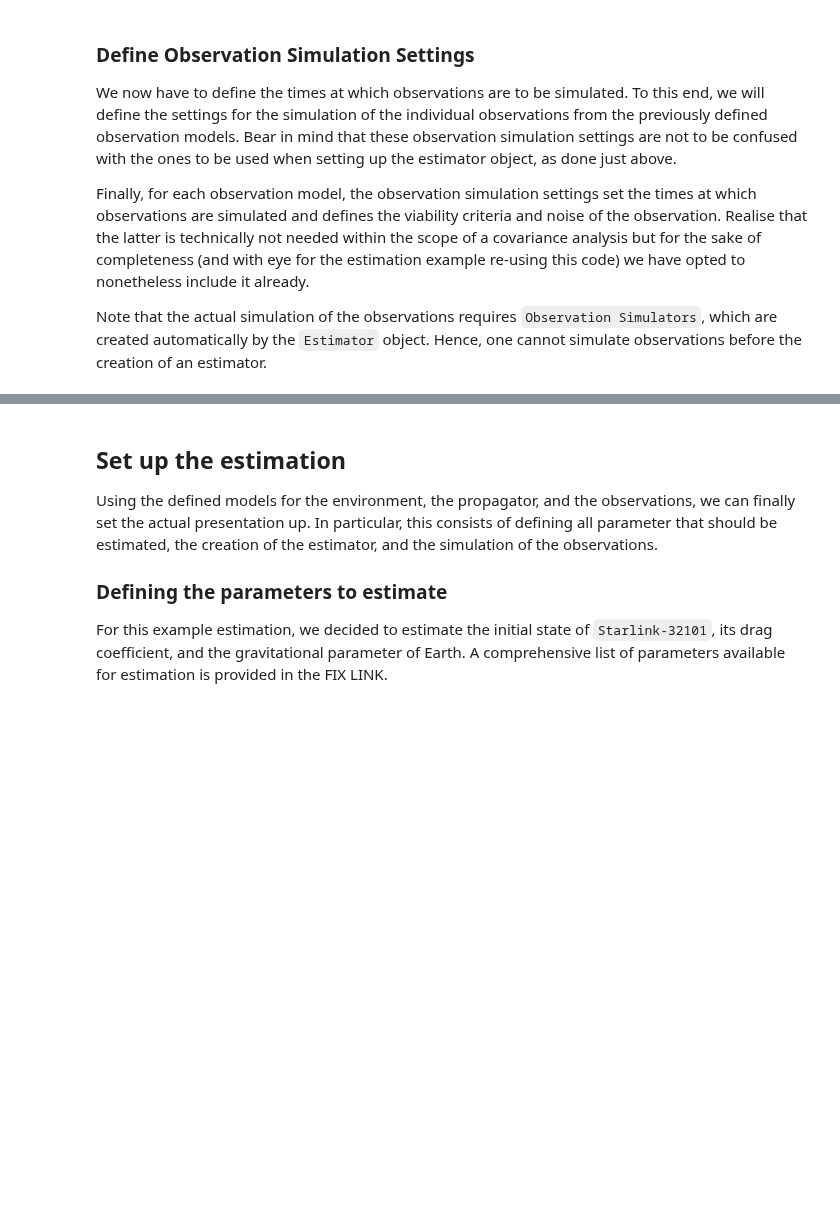
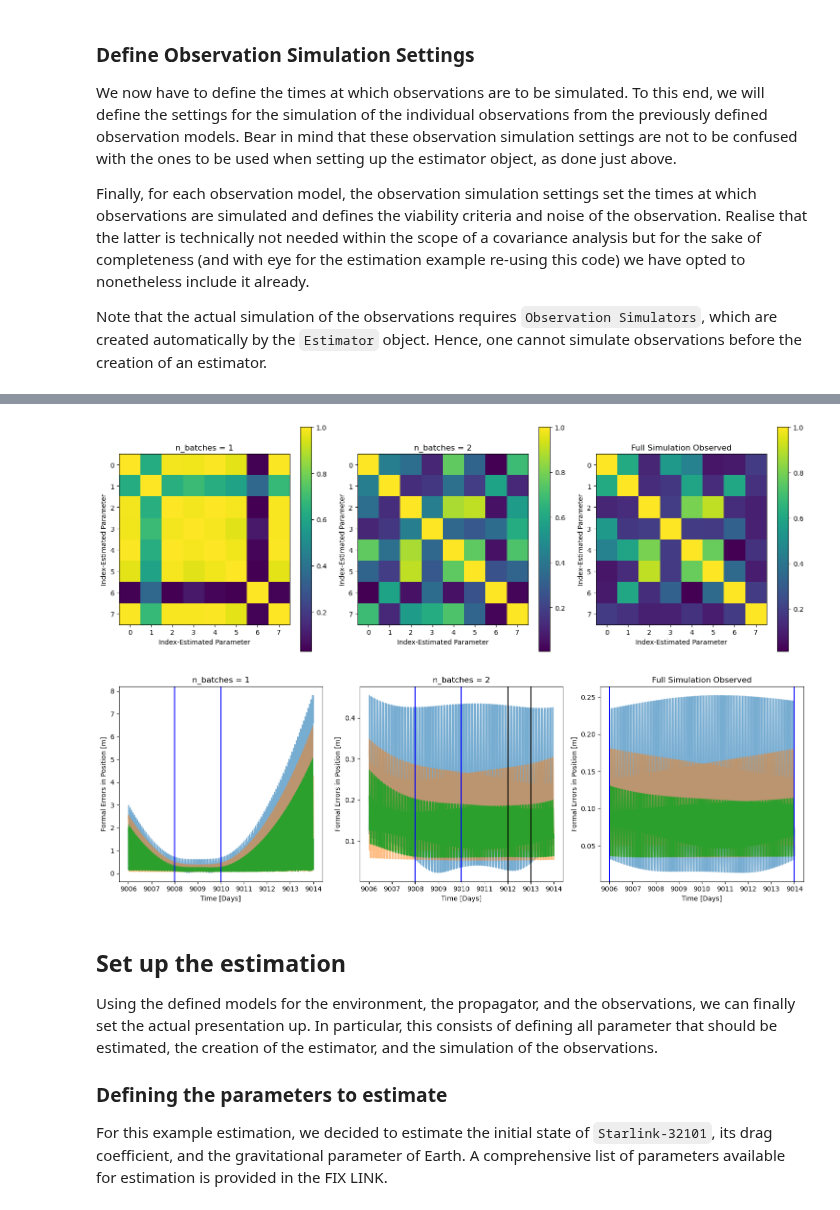
Before and after one commit to tudat-team/tudatpy-examples, a Jupyter notebook: estimation/starlink_covariance_example.ipynb, the cells around one changed output, grey strips where cells are left out. Cells and saved outputs as stored; diff of their text form; code cells hidden in the pictures; blank space fills up the shorter version.

```diff
--- a/estimation/starlink_covariance_example.ipynb
+++ b/estimation/starlink_covariance_example.ipynb
@@ -397,3 +332,71 @@ Calculating residuals and partials 191
+# %%
+fig, axs = plt.subplots(1, 3, figsize=(15, 5))
+
+# Create the heatmaps and add colorbars
+im0 = axs[0].imshow(np.abs(covariance_output_list[0].correlations), aspect='auto', interpolation='none')
+axs[0].set_title('n_batches = 1')
+fig.colorbar(im0, ax=axs[0])
+
+im1 = axs[1].imshow(np.abs(covariance_output_list[1].correlations), aspect='auto', interpolation='none')
+axs[1].set_title('n_batches = 2')
+fig.colorbar(im1, ax=axs[1])
+
+im2 = axs[2].imshow(np.abs(covariance_output_list[2].correlations), aspect='auto', interpolation='none')
+axs[2].set_title('Full Simulation Observed')
+fig.colorbar(im2, ax=axs[2])
+
+for ax in axs.flat:
+    ax.set(xlabel='Index-Estimated Parameter', ylabel='Index-Estimated Parameter')
+
+# Hide x labels and tick labels for top plots and y ticks for right plots.
+for ax in axs.flat:
+    ax.label_outer()
+    ax.set_aspect('equal')
+
+plt.tight_layout()
+plt.show()
+
+
+fig2, axs2 = plt.subplots(1, 3, figsize=(15, 5))
+
+# Create the heatmaps and add colorbars
+axs2[0].plot(output_times / (24*3600), formal_errors_list[0][:, 1], label=r"$y$", alpha = 0.6)
+axs2[0].plot(output_times / (24*3600), formal_errors_list[0][:, 2], label=r"$z$", alpha = 0.5)
+axs2[0].plot(output_times / (24*3600), formal_errors_list[0][:, 0], label=r"$x$", alpha = 1)
+axs2[0].axvline(observation_start_epoch_1/(24*3600), color = 'b', label = 'Obs. Window')
+axs2[0].axvline(observation_end_epoch_1/(24*3600), color = 'b')
+axs2[0].set_title('n_batches = 1')
+
+axs2[1].plot(output_times / (24*3600), formal_errors_list[1][:, 1], label=r"$y$", alpha = 0.6)
+axs2[1].plot(output_times / (24*3600), formal_errors_list[1][:, 2], label=r"$z$", alpha = 0.5)
+axs2[1].plot(output_times / (24*3600), formal_errors_list[1][:, 0], label=r"$x$", alpha = 1)
+
+
+axs2[1].axvline(observation_start_epoch_1/(24*3600), color = 'b', label = '1st Obs. Window')
+axs2[1].axvline(observation_end_epoch_1/(24*3600), color = 'b')
+axs2[1].axvline(observation_start_epoch_2/(24*3600), color = 'k', label = '2nd Obs. Window')
+axs2[1].axvline(observation_end_epoch_2/(24*3600), color = 'k')
+axs2[1].set_title('n_batches = 2')
+
+axs2[2].plot(output_times / (24*3600), formal_errors_list[2][:, 1], label=r"$y$", alpha = 0.6)
+axs2[2].plot(output_times / (24*3600), formal_errors_list[2][:, 2], label=r"$z$", alpha = 0.5)
+axs2[2].plot(output_times / (24*3600), formal_errors_list[2][:, 0], label=r"$x$",alpha = 1 )
+axs2[2].axvline(simulation_start_epoch/(24*3600), color = 'b', label = 'Obs. Window')
+axs2[2].axvline(simulation_end_epoch/(24*3600), color = 'b')
+axs2[2].set_title('Full Simulation Observed')
+
+for ax in axs2.flat:
+    ax.set(xlabel='Time [Days]', ylabel='Formal Errors in Position [m]')
+
+# Hide x labels and tick labels for top plots and y ticks for right plots.
+for ax in axs2.flat:
+    ax.set_aspect('auto')
+
+plt.tight_layout()
+plt.show()
+# %% [output]
+[figure, added]
+[figure, added]
 # %% [markdown]
 ## Set up the estimation
 Using the defined models for the environment, the propagator, and the observations, we can finally set the actual presentation up. In particular, this consists of defining all parameter that should be estimated, the creation of the estimator, and the simulation of the observations.
```
Also changed, not shown: parts of 6 cells of this notebook, 2 other files.
